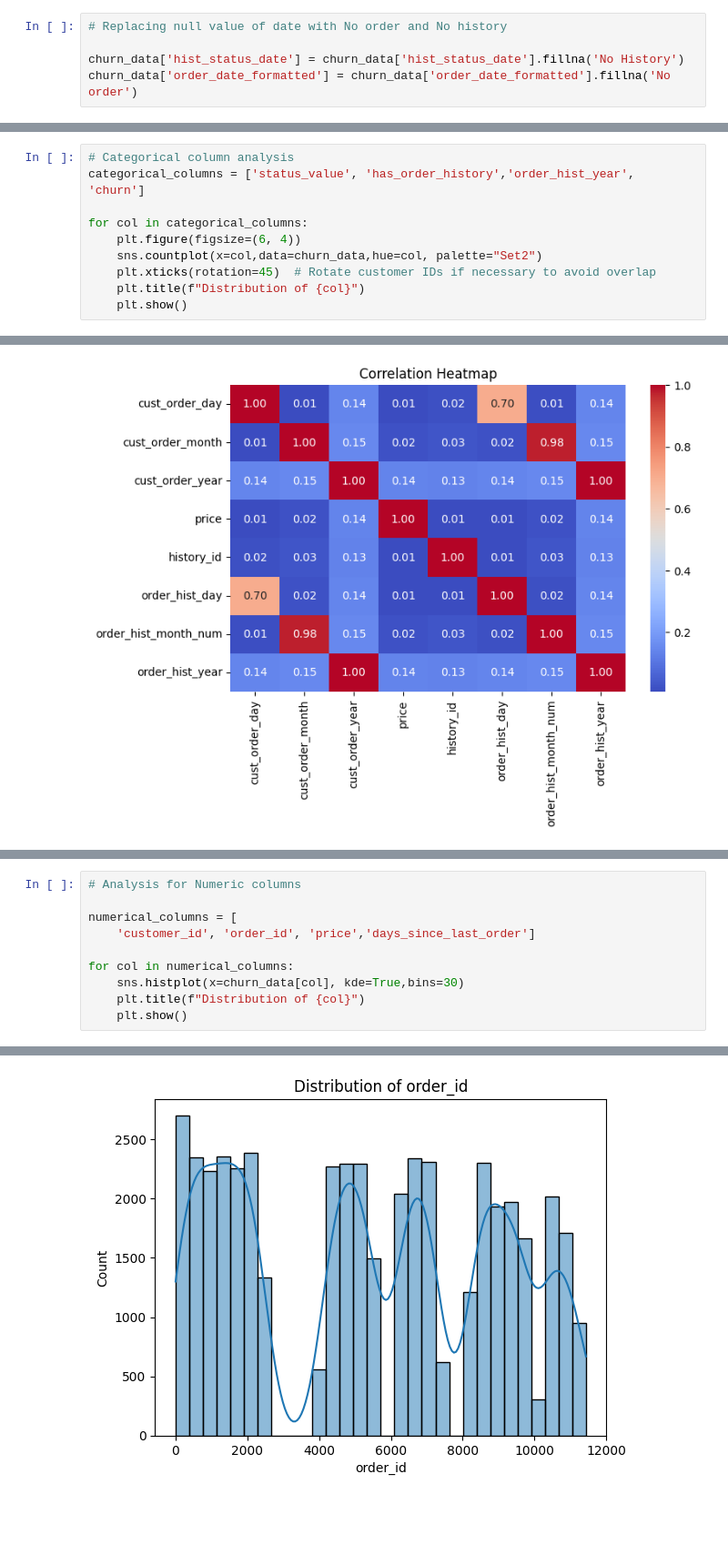
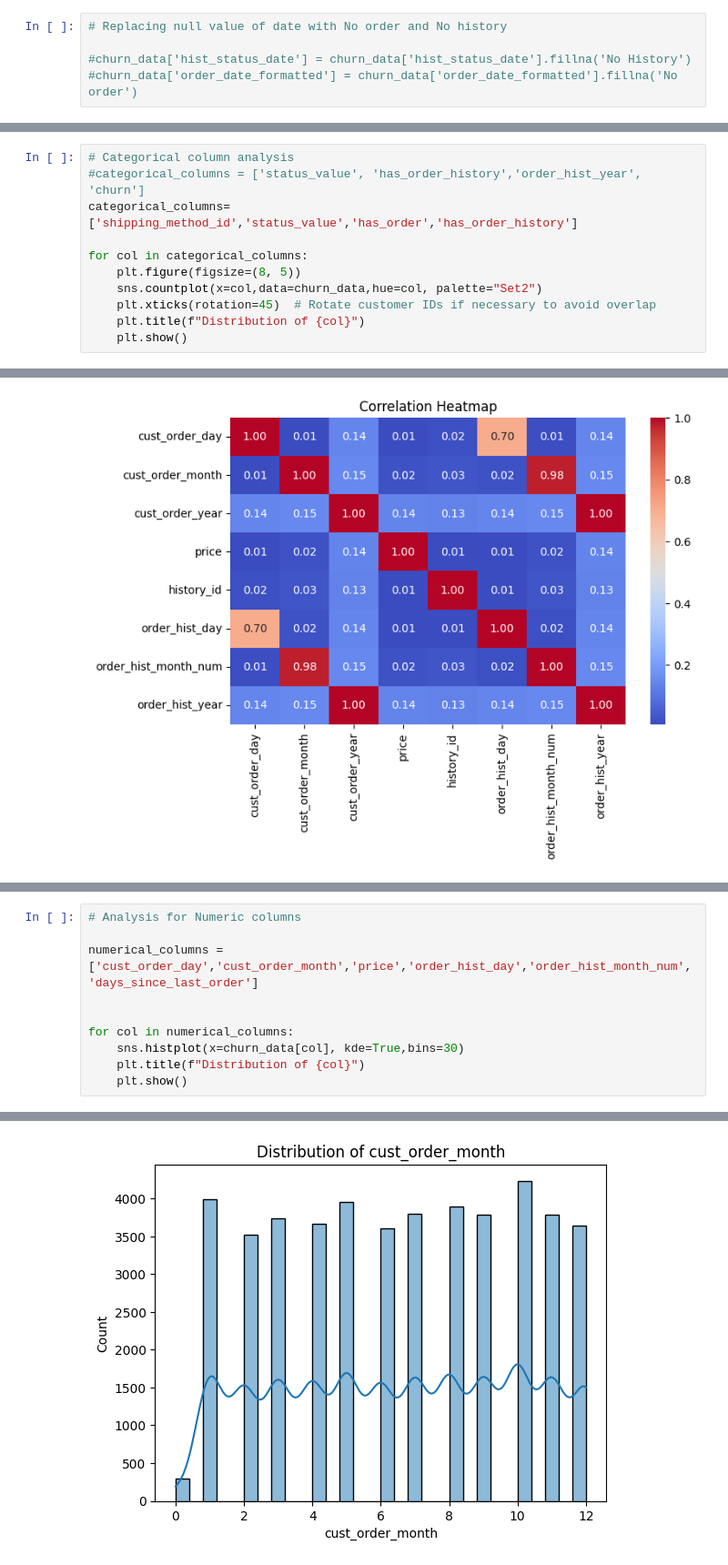
Before and after one commit to Ranjith-DS/DS_Final_Project_01, a Jupyter notebook: Notebook/EDA01.ipynb, the cells around one changed output, grey strips where cells are left out. Shown: that part at 91% size. Cells and saved outputs as stored; diff of their text form; blank space fills up the shorter version.

```diff
--- a/Notebook/EDA01.ipynb
+++ b/Notebook/EDA01.ipynb
@@ -792,8 +840,8 @@ memory usage: 8.8+ MB
 # %%
 # Replacing null value of date with No order and No history
 
-churn_data['hist_status_date'] = churn_data['hist_status_date'].fillna('No History')
-churn_data['order_date_formatted'] = churn_data['order_date_formatted'].fillna('No order')
+#churn_data['hist_status_date'] = churn_data['hist_status_date'].fillna('No History')
+#churn_data['order_date_formatted'] = churn_data['order_date_formatted'].fillna('No order')
 # %%
 churn_data.columns
 # %% [output]
@@ -958,10 +1014,11 @@ categorical_columns = [
 date = ['hist_status_date','hist_status_date']
 # %%
 # Categorical column analysis
-categorical_columns = ['status_value', 'has_order_history','order_hist_year', 'churn']
+#categorical_columns = ['status_value', 'has_order_history','order_hist_year', 'churn']
+categorical_columns=['shipping_method_id','status_value','has_order','has_order_history']
 
 for col in categorical_columns:
-    plt.figure(figsize=(6, 4))
+    plt.figure(figsize=(8, 5))
     sns.countplot(x=col,data=churn_data,hue=col, palette="Set2")
     plt.xticks(rotation=45)  # Rotate customer IDs if necessary to avoid overlap
     plt.title(f"Distribution of {col}")
@@ -1012,8 +1071,8 @@ churn_data[['order_date_formatted', 'days_since_last_order']].sample(10)
 # %%
 # Analysis for Numeric columns
 
-numerical_columns = [
-    'customer_id', 'order_id', 'price','days_since_last_order']
+numerical_columns = ['cust_order_day','cust_order_month','price','order_hist_day','order_hist_month_num','days_since_last_order']
+
 
 for col in numerical_columns:
     sns.histplot(x=churn_data[col], kde=True,bins=30)
@@ -1024,2 +1083,2 @@ for col in numerical_columns:
-[figure, old version]
+[figure, new version]
 [figure]
```
Also changed, not shown: parts of 30 cells of this notebook, 4 other files.
